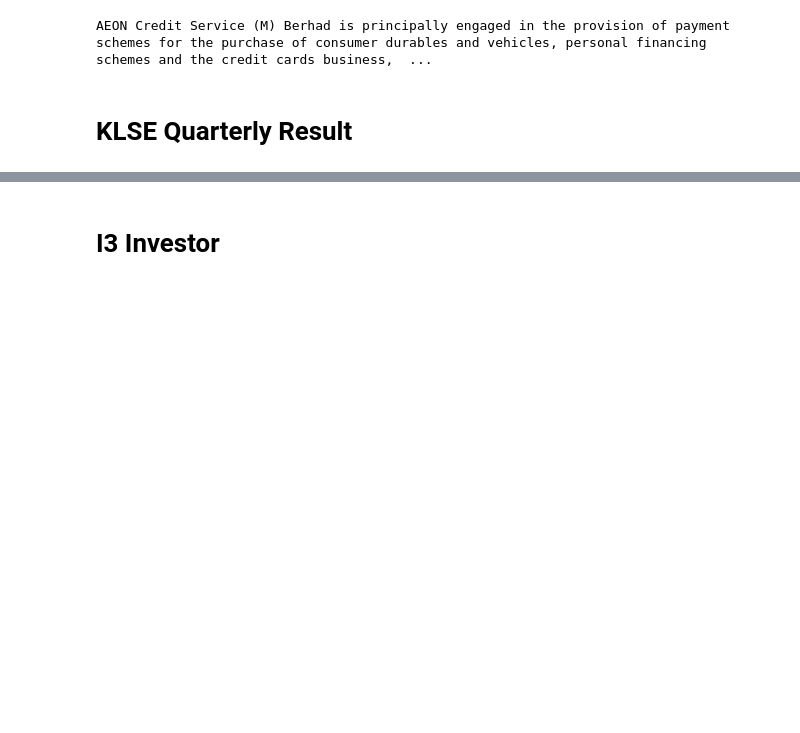
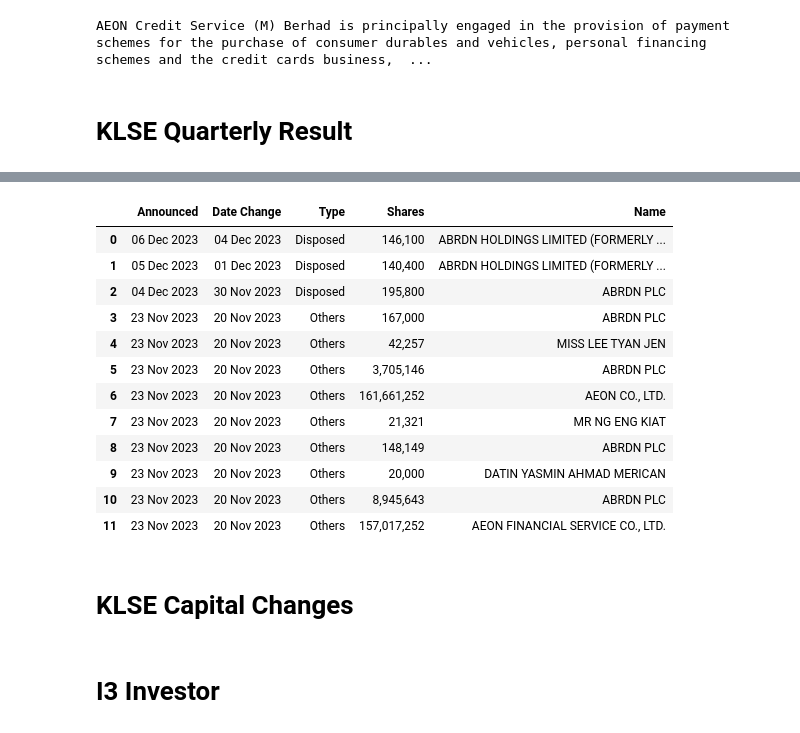
Before and after one commit to yeesem/Web-Scraping, a Jupyter notebook: Web_Scraping_KLSE_SCREENER.ipynb, the cells around one changed output, grey strips where cells are left out. Cells and saved outputs as stored; diff of their text form; code cells hidden in the pictures; blank space fills up the shorter version.

```diff
--- a/Web_Scraping_KLSE_SCREENER.ipynb
+++ b/Web_Scraping_KLSE_SCREENER.ipynb
@@ -935,0 +938,6 @@ AEON Credit Service (M) Berhad is principally engaged in the provision of paymen
+# %%
+all_table = soup.find_all("table",class_ = "table table-hover table-theme")
+
+shareholding_change_table = all_table[4]
+
+print(shareholding_change_table)
@@ -935,0 +962,6 @@ AEON Credit Service (M) Berhad is principally engaged in the provision of paymen
+# %%
+shareholding_change_header = shareholding_change_table.find_all("th")
+
+shareholding_change_header = [item.text.strip() for item in shareholding_change_header]
+
+shareholding_change_header
@@ -935,0 +970,6 @@ AEON Credit Service (M) Berhad is principally engaged in the provision of paymen
+# %%
+shareholding_change_data = shareholding_change_table.find_all("tr")
+
+shareholding_change_data = [item.text.strip() for item in shareholding_change_data][1:]
+
+print(shareholding_change_data)
@@ -935,0 +978,8 @@ AEON Credit Service (M) Berhad is principally engaged in the provision of paymen
+# %%
+# for item in shareholding_change_data:
+#   print(item + "\n\n")
+
+test = [item.split("\n") for item in shareholding_change_data]
+
+for item in test:
+  print(item , "\n\n")
@@ -935,0 +1004,20 @@ AEON Credit Service (M) Berhad is principally engaged in the provision of paymen
+# %%
+shareholding_change_table = pd.DataFrame(test,columns = shareholding_change_header)
+
+shareholding_change_table
+# %% [output]
+|  | Announced | Date Change | Type | Shares | Name |
+| 0 | 06 Dec 2023 | 04 Dec 2023 | Disposed | 146,100 | ABRDN HOLDINGS LIMITED (FORMERLY ... |
+| 1 | 05 Dec 2023 | 01 Dec 2023 | Disposed | 140,400 | ABRDN HOLDINGS LIMITED (FORMERLY ... |
+| 2 | 04 Dec 2023 | 30 Nov 2023 | Disposed | 195,800 | ABRDN PLC |
+| 3 | 23 Nov 2023 | 20 Nov 2023 | Others | 167,000 | ABRDN PLC |
+| 4 | 23 Nov 2023 | 20 Nov 2023 | Others | 42,257 | MISS LEE TYAN JEN |
+| 5 | 23 Nov 2023 | 20 Nov 2023 | Others | 3,705,146 | ABRDN PLC |
+| 6 | 23 Nov 2023 | 20 Nov 2023 | Others | 161,661,252 | AEON CO., LTD. |
+| 7 | 23 Nov 2023 | 20 Nov 2023 | Others | 21,321 | MR NG ENG KIAT |
+| 8 | 23 Nov 2023 | 20 Nov 2023 | Others | 148,149 | ABRDN PLC |
+| 9 | 23 Nov 2023 | 20 Nov 2023 | Others | 20,000 | DATIN YASMIN AHMAD MERICAN |
+| 10 | 23 Nov 2023 | 20 Nov 2023 | Others | 8,945,643 | ABRDN PLC |
+| 11 | 23 Nov 2023 | 20 Nov 2023 | Others | 157,017,252 | AEON FINANCIAL SERVICE CO., LTD. |
+# %% [markdown]
+# **KLSE Capital Changes**
```
Also changed, not shown: parts of 32 cells of this notebook.
